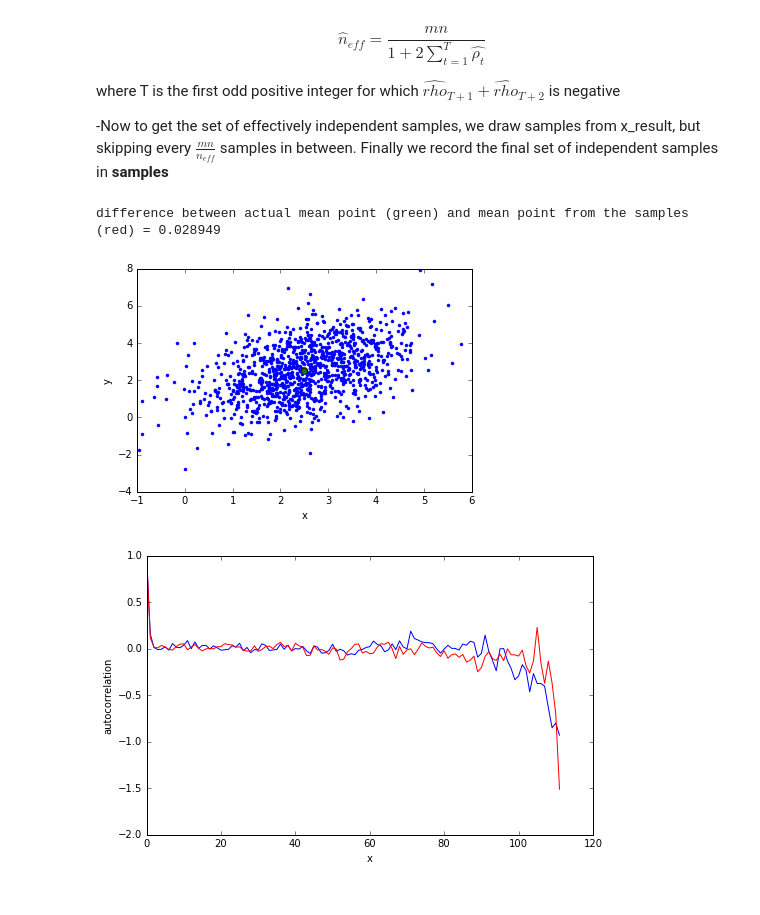
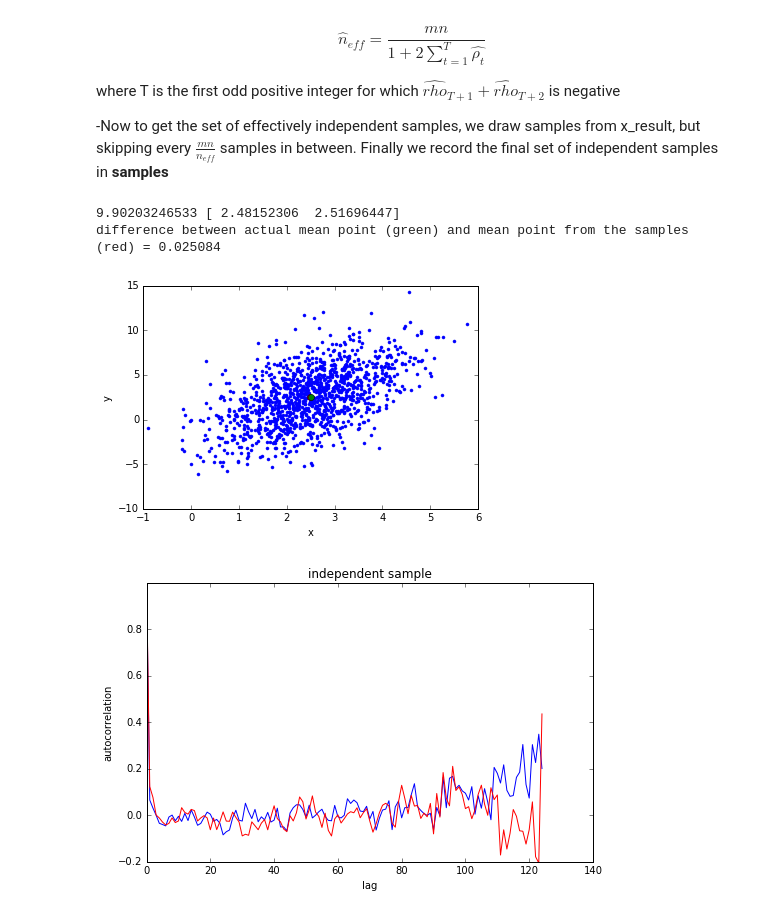
Before and after one commit to kcoshic/MCMC-autostopping-algorithm-returning-independent-samples, a Jupyter notebook: independent samples (includes comparison test).ipynb, the cells around one changed output. Drawn from its saved outputs; the diff is of its cells as text; code cells hidden in the pictures.

```diff
--- a/independent samples (includes comparison test).ipynb
+++ b/independent samples (includes comparison test).ipynb
@@ -35,7 +35,7 @@ x0=np.matrix([2.5,2.5])
 #x1=np.matrix([-2.5,2.5])
 
 # cov is the covariance matrix of the bivariate distribution we need to sample
-cov=np.matrix([[1.,3./5],[3./5,2.]])
+cov=np.matrix([[1.,8.9/5],[8.9/5,10.]])
 #cov=np.matrix([[1.,0.],[0.,1.]])
 det=np.linalg.det(cov)
 inv=np.linalg.inv(cov)
@@ -313,7 +313,7 @@ for i in range(len(samples_final_mean)):
 
 #print samples_final_mean,samples_final_mean_variance
 variance = (samples_final_mean_variance[0]**2.0 + samples_final_mean_variance[1]**2.0)**(1/2.0)
-#print variance
+print variance,samples_final_mean
 
 # Top view plot for effectively independent samples
 plt.plot(samples_final[:,0,:],samples_final[:,1,:],'.',color='blue')
@@ -324,8 +324,9 @@ plt.ylabel('y')
 
 print "difference between actual mean point (green) and mean point from the samples (red) = %f" % (np.linalg.norm(x0 - samples_final_mean))
 # %% [output]
-difference between actual mean point (green) and mean point from the samples (red) = 0.028949
+9.90203246533 [ 2.48152306  2.51696447]
+difference between actual mean point (green) and mean point from the samples (red) = 0.025084
-[figure, old version]
+[figure, new version]
 # %%
 # # Autocorrelation plots in the final set of effectively independent samples
 # As we should expect, the autocorrelation plot should stay around the zero value (whichi it does perfectly if mcmc_step is taken large)
@@ -351,35 +352,37 @@ t_array = np.arange(int(n))
 for t in range(int(n)):
     rho_array[t]= rho(int(t))                   # array containing rho values for the x coordinate
 
 
 # Doing the same for the y-coordinate
 def V_y(t):                                     # the same as above, but for the y coordinate
     sample_y_i_comma_j = sample_y[t+1-1:,:]
     sample_y_i_minus_t_comma_j = sample_y[0:int(n)-t,:]
     t=float(t)
     return (1/(m*(n-t)))*np.sum(np.sum((sample_y_i_comma_j - sample_y_i_minus_t_comma_j)**2.0,axis=0))
 
 def rho_y(t):
     return 1-(V_y(t)/(2.0*samples_final_mean_variance[1]))
 
 rho_array_y = np.zeros(int(n))
 t_array = np.arange(int(n))
 
 for t in range(int(n)):
     rho_array_y[t]= rho_y(int(t))              # array containing rho values for the y coordinate
 
 
 plt.figure(2,figsize=(8,5))
 plt.plot(t_array,rho_array,'-',color='b')                    # autocorrelation plot for x coordinate
 plt.plot(t_array,rho_array_y,'-',color='r')                  # autocorrelation plot for y coordinate
-plt.xlabel('x')
+plt.axis(ymin=-0.2,ymax=1.0)
+plt.xlabel('lag')
 plt.ylabel('autocorrelation')
+plt.title('independent sample')
 plt.show()
 
 # The 2 curves seem correlated which it should since f(x) has the 2 coordinates correlated.
 # If f(x) had the 2 coordinates independent then this sort of curve could have meant some issue with the code
 # %% [output]
-[figure, old version]
+[figure, new version]
 # %%
 samples_final_1 = np.zeros((samples_final.shape[0],run[5].shape[1],run[5].shape[2]))
 
```
Also changed, not shown: parts of 23 cells of this notebook, 1 other file.
